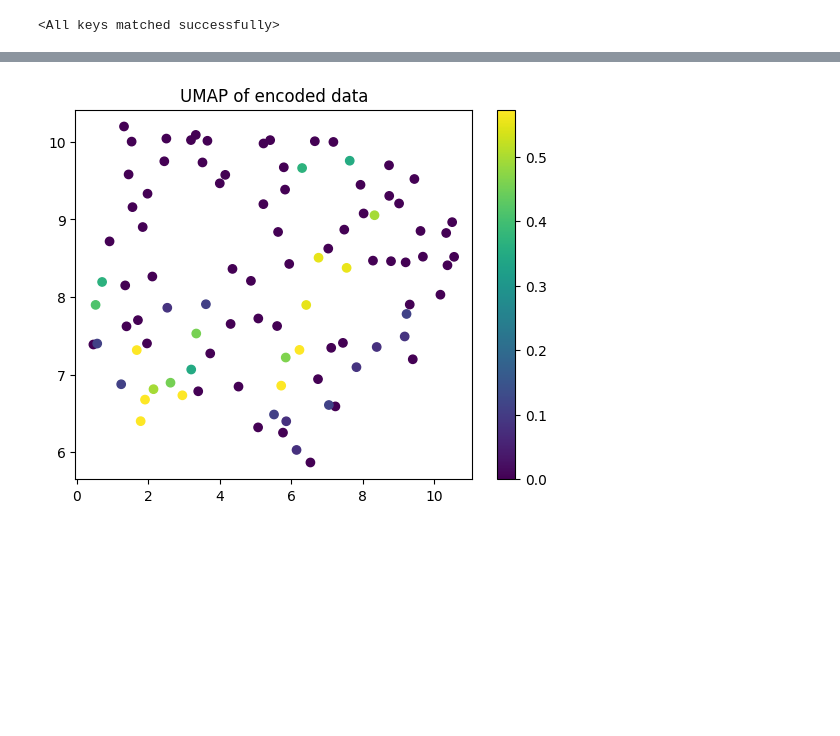
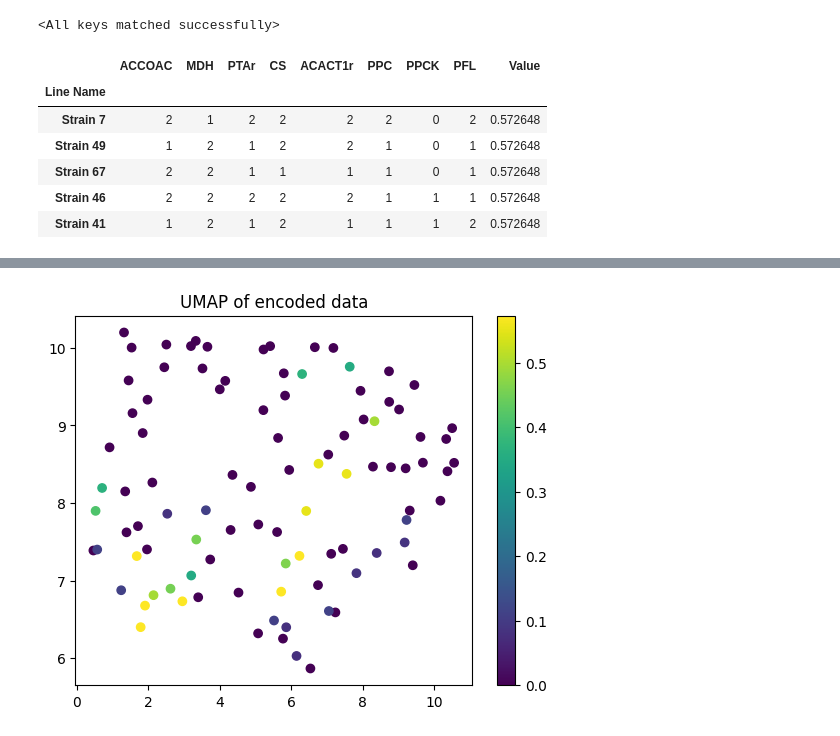
Before and after one commit to costasmexis/straindesignXAI, a Jupyter notebook: notebooks/Isoprenol_Torch.ipynb, the cells around one changed output, grey strips where cells are left out. Saved outputs shown, nothing was run; the diff lists cells and outputs as text; code cells hidden in the pictures; blank space fills up the shorter version.

```diff
--- a/notebooks/Isoprenol_Torch.ipynb
+++ b/notebooks/Isoprenol_Torch.ipynb
@@ -61,5 +70,15 @@ net = Network(input_shape=df.shape[1])
 net.load_state_dict(torch.load("../models/autoencoder.pth"))
 # %% [output]
 <All keys matched successfully>
+# %%
+best_strains
+# %% [output]
+|  | ACCOAC | MDH | PTAr | CS | ACACT1r | PPC | PPCK | PFL | Value |
+| Line Name |  |  |  |  |  |  |  |  |  |
+| Strain 7 | 2 | 1 | 2 | 2 | 2 | 2 | 0 | 2 | 0.572648 |
+| Strain 49 | 1 | 2 | 1 | 2 | 2 | 1 | 0 | 1 | 0.572648 |
+| Strain 67 | 2 | 2 | 1 | 1 | 1 | 1 | 0 | 1 | 0.572648 |
+| Strain 46 | 2 | 2 | 2 | 2 | 2 | 1 | 1 | 1 | 0.572648 |
+| Strain 41 | 1 | 2 | 1 | 2 | 1 | 1 | 1 | 2 | 0.572648 |
 # %%
 df.sort_values(by="Value", ascending=False, inplace=True)
```
Also changed, not shown: parts of 2 cells of this notebook, 1 other file.
